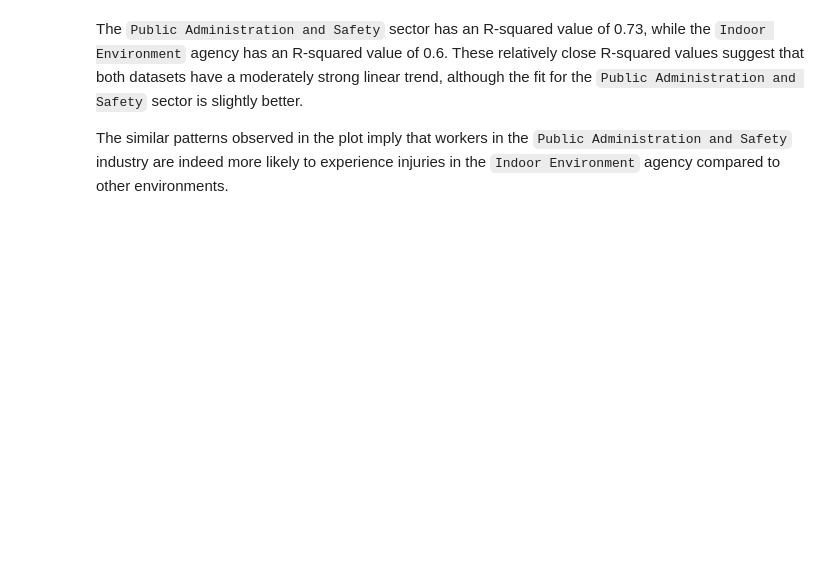
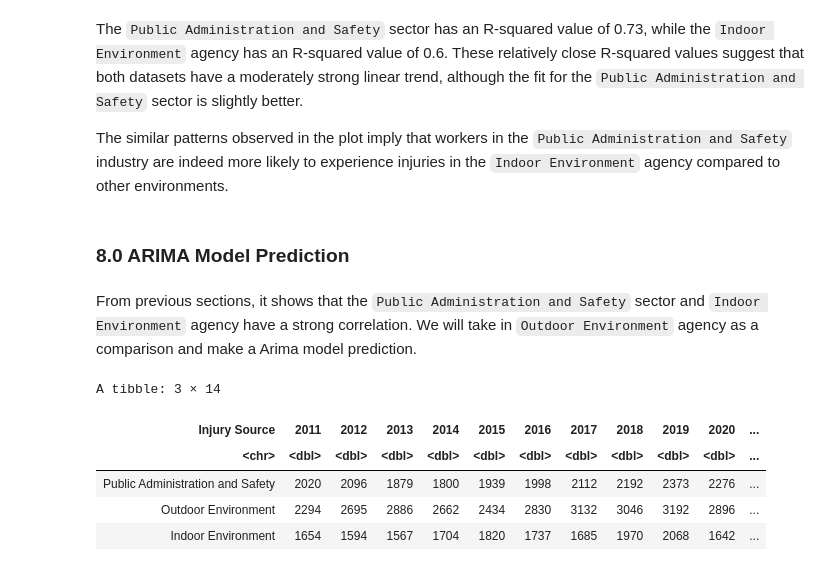
Before and after one commit to FanHwa/FDS_A3, a Jupyter notebook: FanHwa_34648100_Assignment3_Rmd.ipynb, the cells around one changed output. Drawn from its saved outputs; the diff is of its cells as text; code cells hidden in the pictures; blank space fills up the shorter version.

```diff
--- a/FanHwa_34648100_Assignment3_Rmd.ipynb
+++ b/FanHwa_34648100_Assignment3_Rmd.ipynb
@@ -835,3 +842,33 @@ ggplot(data = subset_plot_data, aes(x = Year)) +
 The `Public Administration and Safety` sector has an R-squared value of 0.73, while the `Indoor Environment` agency has an R-squared value of 0.6. These relatively close R-squared values suggest that both datasets have a moderately strong linear trend, although the fit for the `Public Administration and Safety` sector is slightly better.
 
 The similar patterns observed in the plot imply that workers in the `Public Administration and Safety` industry are indeed more likely to experience injuries in the `Indoor Environment` agency compared to other environments.
+# %% [markdown]
+### 8.0 ARIMA Model Prediction
+# %% [markdown]
+From previous sections, it shows that the `Public Administration and Safety` sector and `Indoor Environment` agency have a strong correlation. We will take in `Outdoor Environment` agency as a comparison and make a Arima model prediction.
+# %%
+# Step 1: Create a combined dataset with selected industries and agencies of injury
+selected_prediction_data <- industry_division_df %>%
+  filter(industry_division == "Public Administration and Safety") %>%
+  rename_with(~c("Injury Source", "2011", "2012", "2013", "2014", "2015", "2016",
+                 "2017", "2018", "2019", "2020", "2021", "2022", "2023"))
+
+# Step 2: Extract the relevant agencies of injury and rename columns in one step
+selected_prediction_data_2 <- agency_of_injury_df %>%
+  filter(agency_of_injury %in% c("Indoor Environment", "Outdoor Environment")) %>%
+  select(-agency_of_injury_type) %>%  # Drop the unnecessary column
+  rename_with(~c("Injury Source", "2011", "2012", "2013", "2014", "2015", "2016",
+                 "2017", "2018", "2019", "2020", "2021", "2022", "2023"))
+
+# Step 3: Combine the datasets into a single data frame
+combined_prediction_data <- bind_rows(selected_prediction_data, selected_prediction_data_2)
+
+# Display the combined dataset
+combined_prediction_data
+# %% [output]
+A tibble: 3 × 14
+| Injury Source | 2011 | 2012 | 2013 | 2014 | 2015 | 2016 | 2017 | 2018 | 2019 | 2020 | ... |
+| <chr> | <dbl> | <dbl> | <dbl> | <dbl> | <dbl> | <dbl> | <dbl> | <dbl> | <dbl> | <dbl> | ... |
+| Public Administration and Safety | 2020 | 2096 | 1879 | 1800 | 1939 | 1998 | 2112 | 2192 | 2373 | 2276 | ... |
+| Outdoor Environment | 2294 | 2695 | 2886 | 2662 | 2434 | 2830 | 3132 | 3046 | 3192 | 2896 | ... |
+| Indoor Environment | 1654 | 1594 | 1567 | 1704 | 1820 | 1737 | 1685 | 1970 | 2068 | 1642 | ... |
```
Also changed, not shown: parts of 7 cells of this notebook, 1 other file.
